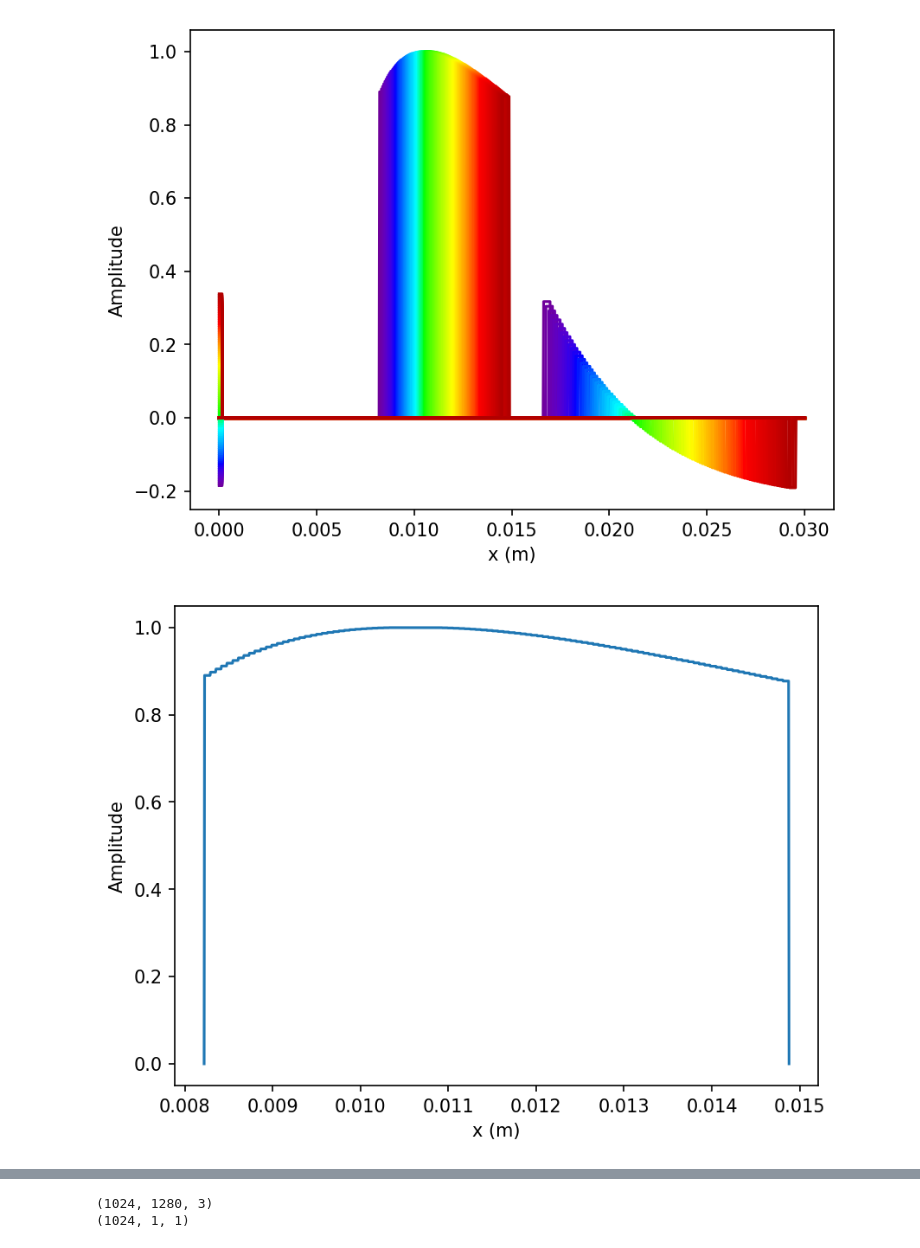
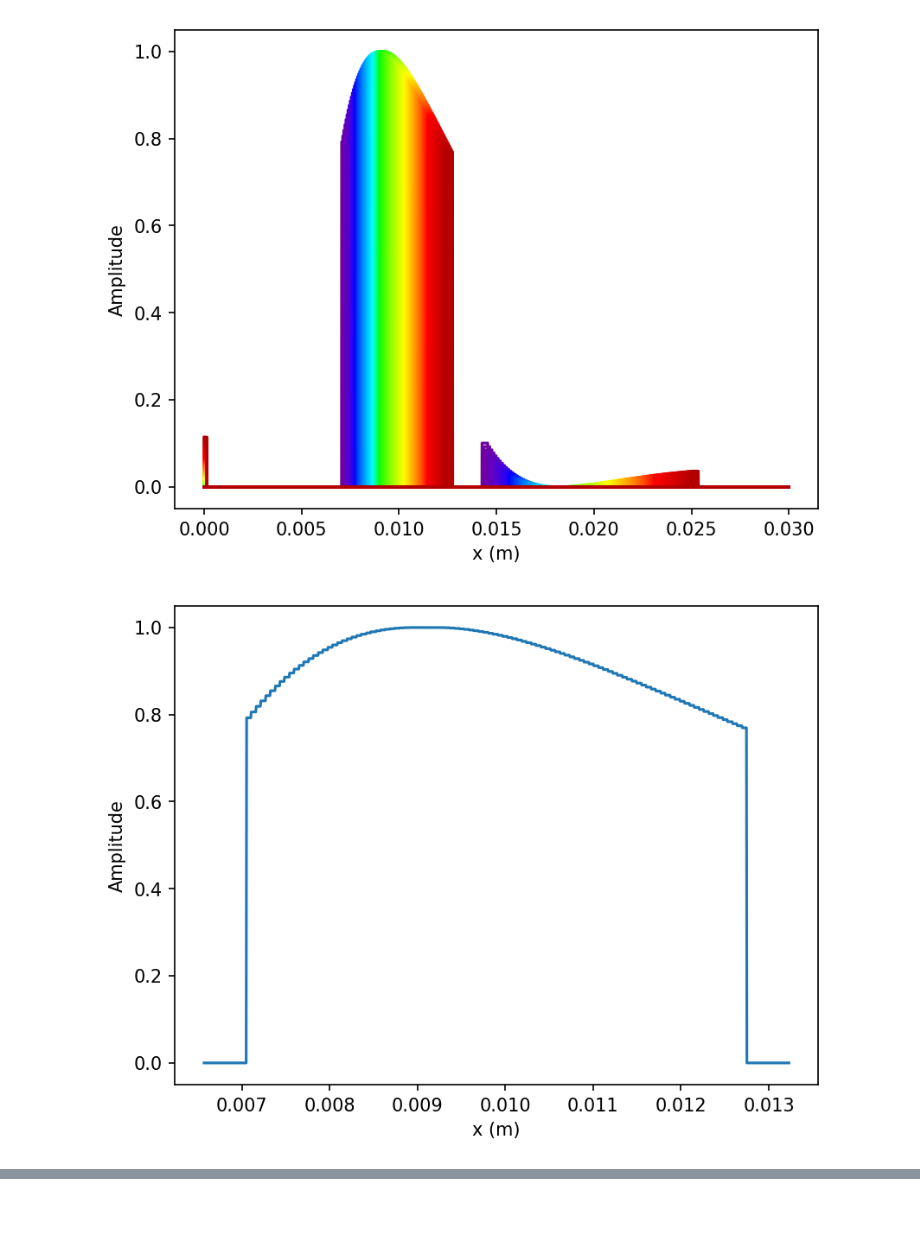
Before and after one commit to BlackcrownC/PHS3910, a Jupyter notebook: Mandat_2/travail_prep.ipynb, the cells around one changed output, grey strips where cells are left out. Drawn from its saved outputs; the diff is of its cells as text; code cells hidden in the pictures; blank space fills up the shorter version.

```diff
--- a/Mandat_2/travail_prep.ipynb
+++ b/Mandat_2/travail_prep.ipynb
@@ -8,7 +8,7 @@ plt.rcParams['figure.dpi'] = 150
 # paramètres à définir, d'autres paramètres peuvent intervenir
 lbd = np.linspace(400e-9, 700e-9, 100) # longueur d'onde
 f1 = 50e-3# focale de la 1ere lentille
-f2 = 35e-3# focale de la 2e lentille
+f2 = 30e-3# focale de la 2e lentille
 L = 0.5e-3# taille de l'ouverture
 Lambda = 1/(600e3)# pas du réseau
 theta = 8+37/60 #(degrés)
@@ -69,7 +80,7 @@ beta = 2*np.tan(theta)/lbd #beta/2pi
 
 x1 = 0 #(m)
 x2 = 0.03 #(m)
-nb = 1000
+nb = 10000
 width = L*f2/f1  # Width of the rectangle
 x = np.linspace(x1, x2, nb)  # Range of x values
 
@@ -84,7 +95,7 @@ for n in ordre:
         shift = n*lbd[i]*f2/Lambda
         y = rect(x,width,shift)*np.sinc(n-beta[i]*Lambda)
         rgb = wavelength_to_rgb(lbd[i]*1e9, gamma=0.8)
-        plt.plot(x, y, color = rgb)
+        plt.plot(x, y**2, color = rgb)
         plt.xlabel('x (m)')
         plt.ylabel('Amplitude')
 plt.show()
@@ -104,34 +115,33 @@ for n in ordre:
         y = rect(x,width,shift)*np.sinc(n-beta[i]*Lambda)
         intensity = np.maximum(intensity,y)
         rgb = wavelength_to_rgb(lbd[i]*1e9, gamma=0.8)
+intensity = intensity**2
 plt.figure()
 plt.plot(x,intensity)
 plt.xlabel('x (m)')
 plt.ylabel('Amplitude')
 plt.show()
 
 color_array = np.zeros((len(x),3))
 lbd_vec = np.linspace(400e-9, 700e-9, len(x))
 for i in range(len(lbd_vec)):
     color_array[i,:] = wavelength_to_rgb(lbd_vec[i]*1e9, gamma=0.8)
 
 color_array = np.diag(intensity)@color_array
 color_array = color_array.reshape((1,len(x),3))
 color_array = np.tile(color_array, (ny_pixels, 1, 1))
 hauteur_cam = 5.32e-3 #(m)
 y = np.linspace(0,hauteur_cam,ny_pixels)
 hauteur_fente = 5e-3 #(m)
 width_y = hauteur_fente*f2/f1
 rect_y = rect(y,width_y,hauteur_cam/2)
 rect_y  = rect_y[:, np.newaxis, np.newaxis]
 color_array = rect_y*color_array
 plt.figure()
 plt.imshow(color_array)
 plt.xlabel('Pixels en x')
 plt.ylabel('Pixels en y')
 plt.show()
-print(color_array.shape)
-print(rect_y.shape)
 # %% [output]
-[figure, old version]
+[figure, new version]
-[figure, old version]
+[figure, new version]
@@ -139,2 +148,0 @@ print(rect_y.shape)
-(1024, 1280, 3)
-(1024, 1, 1)
```
Also changed, not shown: parts of 2 cells of this notebook.
